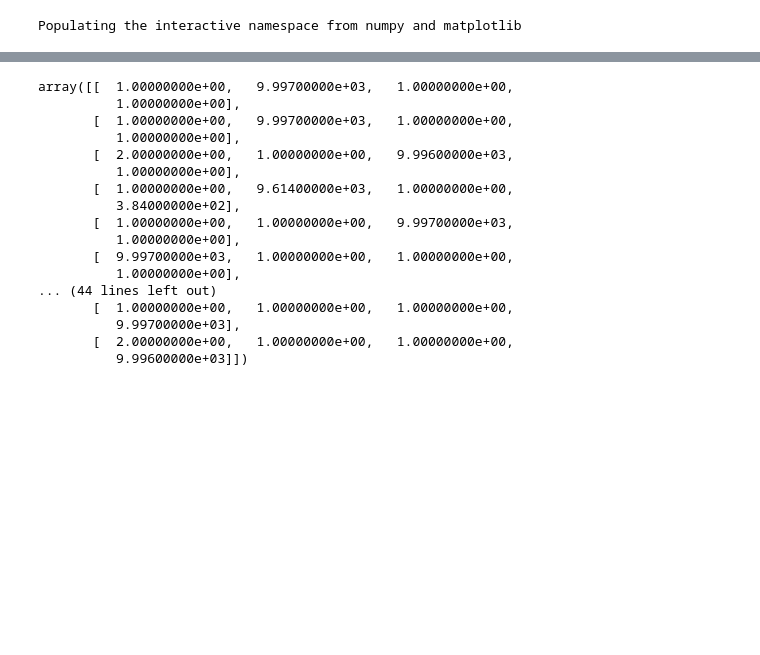
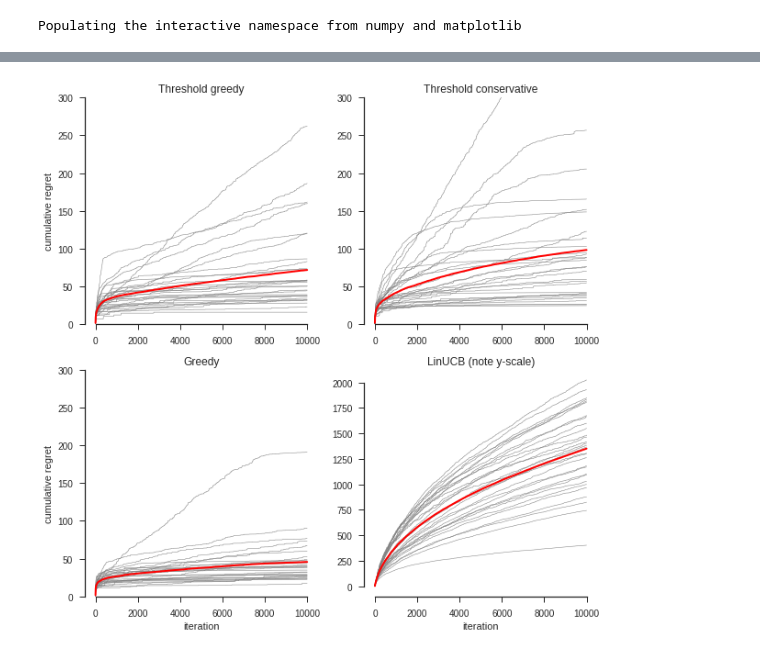
Before and after one commit to benlansdell/conservativerdd, a Jupyter notebook: compare_methods.ipynb, the cells around one changed output, grey strips where cells are left out. Cells and saved outputs as stored; diff of their text form; code cells hidden in the pictures; blank space fills up the shorter version.

```diff
--- a/compare_methods.ipynb
+++ b/compare_methods.ipynb
@@ -29,3 +31,23 @@ fn_in = './runs/bandit_%s_M_%d_N_%d.npz'%(alg, M, N)
 a = np.load(fn_in)
 regret_thr = a['regret']
 arm_pulls_thr = a['arm_pulls']
+update_pol_thr = a['update_pol']
+
+alg = 'linucb'
+fn_in = './runs/bandit_%s_M_%d_N_%d.npz'%(alg, M, N)
+a = np.load(fn_in)
+regret_ucb = a['regret']
+arm_pulls_ucb = a['arm_pulls']
+
+alg = 'greedy'
+fn_in = './runs/bandit_%s_M_%d_N_%d.npz'%(alg, M, N)
+a = np.load(fn_in)
+regret_gre = a['regret']
+arm_pulls_gre = a['arm_pulls']
+
+alg = 'thresholdcons'
+fn_in = './runs/bandit_%s_M_%d_N_%d.npz'%(alg, M, N)
+a = np.load(fn_in)
+regret_thrcons = a['regret']
+arm_pulls_thrcons = a['arm_pulls']
+update_pol_thrcons = a['update_pol']
@@ -53,22 +54,29 @@ plt.plot(smooth(regret_thr, box_pts = 200).T)
-# %%
-#Diversity in arms pulled?
-total_pulls = np.sum(arm_pulls_thr, 1)
-total_pulls
-# %% [output]
-array([[  1.00000000e+00,   9.99700000e+03,   1.00000000e+00,
-          1.00000000e+00],
-       [  1.00000000e+00,   9.99700000e+03,   1.00000000e+00,
-          1.00000000e+00],
-       [  2.00000000e+00,   1.00000000e+00,   9.99600000e+03,
-          1.00000000e+00],
-       [  1.00000000e+00,   9.61400000e+03,   1.00000000e+00,
-          3.84000000e+02],
-       [  1.00000000e+00,   1.00000000e+00,   9.99700000e+03,
-          1.00000000e+00],
-       [  9.99700000e+03,   1.00000000e+00,   1.00000000e+00,
-          1.00000000e+00],
-... (44 lines left out)
-       [  1.00000000e+00,   1.00000000e+00,   1.00000000e+00,
-          9.99700000e+03],
-       [  2.00000000e+00,   1.00000000e+00,   1.00000000e+00,
-          9.99600000e+03]])
+# %%
+fig, axes = plt.subplots(2,2,figsize=(10,10))
+
+axes[0,0].plot(smooth(np.cumsum(regret_thr, axis = 1), box_pts = 1).T[:,0:30], color='grey', linewidth = 0.5)
+axes[0,0].plot(np.mean(np.cumsum(regret_thr, axis = 1), axis=0), color='red', linewidth = 2)
+axes[0,0].set_ylabel('cumulative regret')
+axes[0,0].set_ylim([0, 300])
+axes[0,0].set_title('Threshold greedy')
+
+axes[0,1].plot(smooth(np.cumsum(regret_thrcons, axis = 1), box_pts = 1).T[:,0:30], color='grey', linewidth = 0.5)
+axes[0,1].plot(np.mean(np.cumsum(regret_thrcons, axis = 1), axis=0), color='red', linewidth = 2)
+axes[0,1].set_title('Threshold conservative')
+axes[0,1].set_ylim([0, 300])
+
+axes[1,0].plot(smooth(np.cumsum(regret_gre, axis = 1), box_pts = 1).T[:,0:30], color='grey', linewidth = 0.5)
+axes[1,0].plot(np.mean(np.cumsum(regret_gre, axis = 1), axis=0), color='red', linewidth = 2)
+axes[1,0].set_xlabel('iteration')
+axes[1,0].set_ylabel('cumulative regret')
+axes[1,0].set_title('Greedy')
+axes[1,0].set_ylim([0, 300])
+
+axes[1,1].plot(smooth(np.cumsum(regret_ucb, axis = 1), box_pts = 1).T[:,0:30], color='grey', linewidth = 0.5)
+axes[1,1].plot(np.mean(np.cumsum(regret_ucb, axis = 1), axis=0), color='red', linewidth = 2)
+axes[1,1].set_xlabel('iteration')
+axes[1,1].set_title('LinUCB (note y-scale)')
+
+sns.despine(trim = True)
+# %% [output]
+[figure, added]
```
Also changed, not shown: parts of 5 cells of this notebook, 2 other files.
